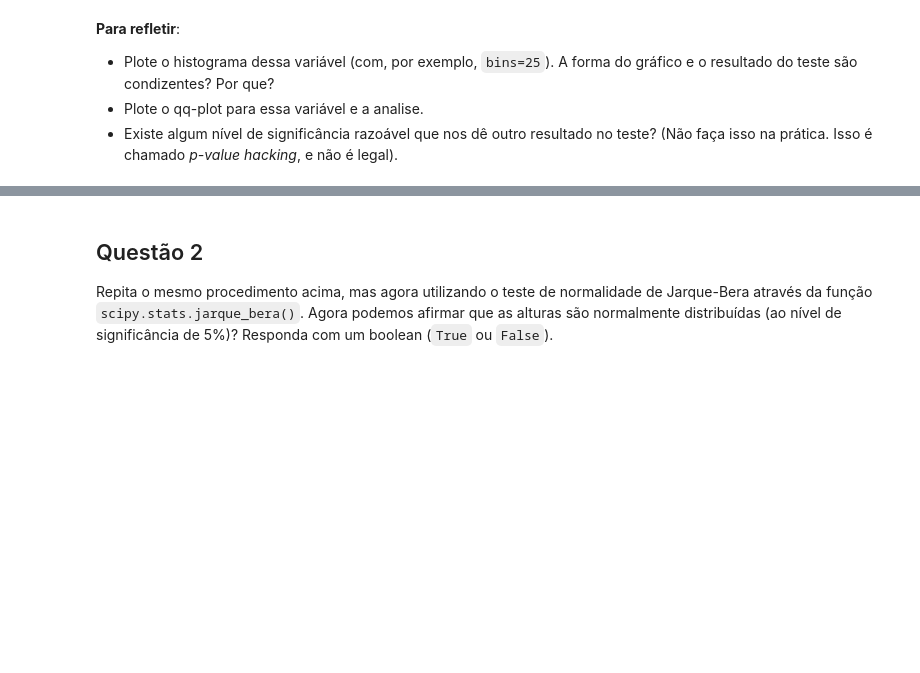
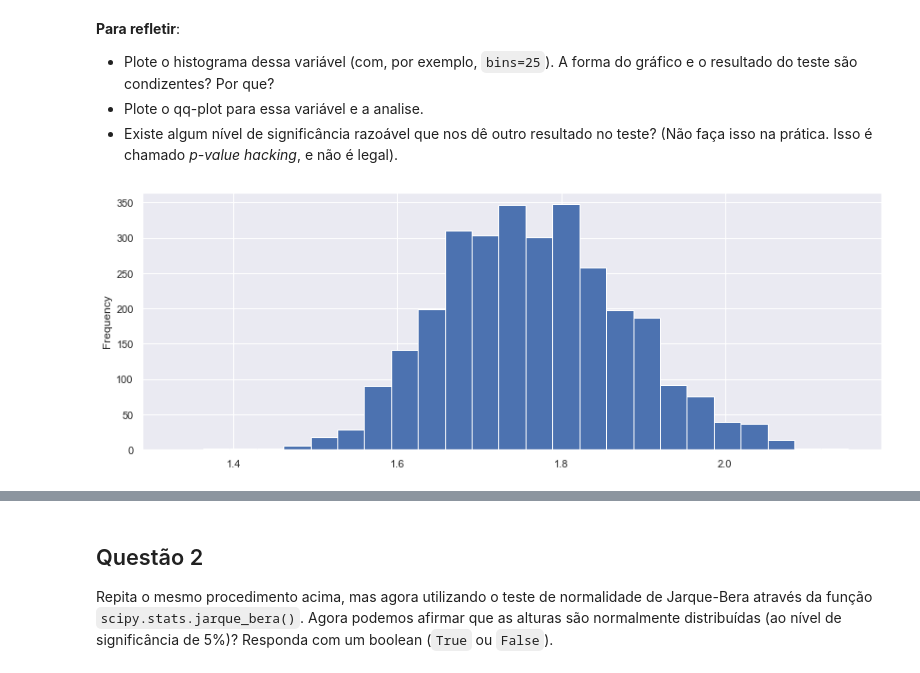
Before and after one commit to LucasDatilioCarderelli/Codenation, a Jupyter notebook: data-science-2/main.ipynb, the cells around one changed output, grey strips where cells are left out. Cells and saved outputs as stored; diff of their text form; code cells hidden in the pictures; blank space fills up the shorter version.

```diff
--- a/data-science-2/main.ipynb
+++ b/data-science-2/main.ipynb
@@ -98,3 +113,7 @@ __Para refletir__:
 * Plote o histograma dessa variável (com, por exemplo, `bins=25`). A forma do gráfico e o resultado do teste são condizentes? Por que?
 * Plote o qq-plot para essa variável e a analise.
 * Existe algum nível de significância razoável que nos dê outro resultado no teste? (Não faça isso na prática. Isso é chamado _p-value hacking_, e não é legal).
+# %%
+height_samples.plot(bins=25, kind="hist");
+# %% [output]
+[figure, added]
```
Also changed, not shown: parts of 15 cells of this notebook.
